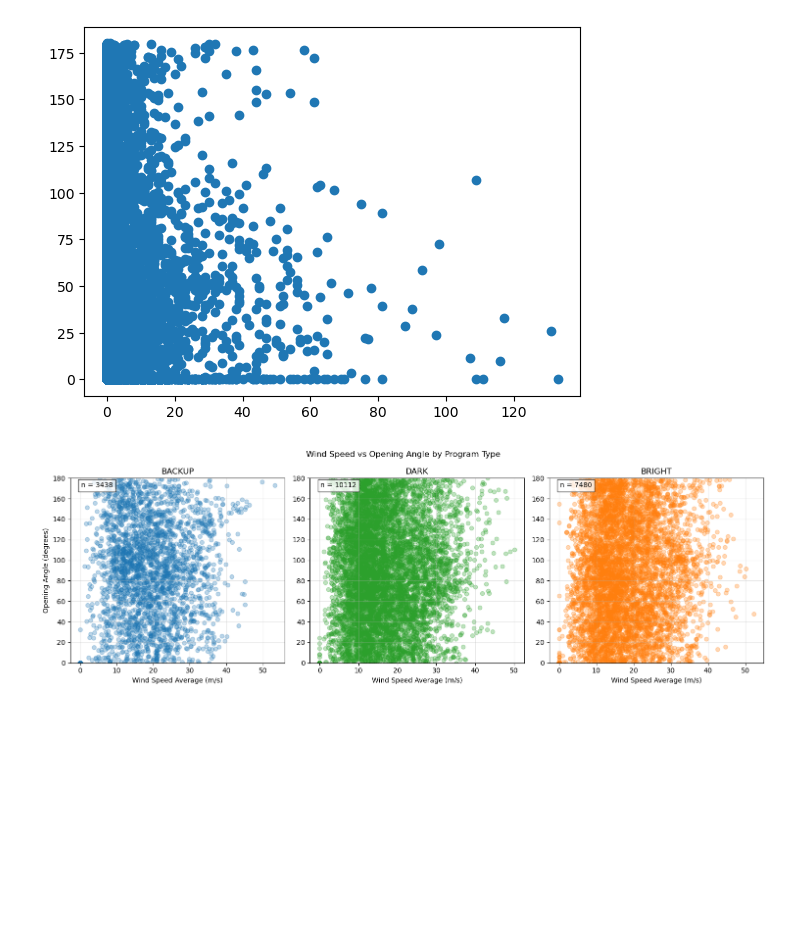
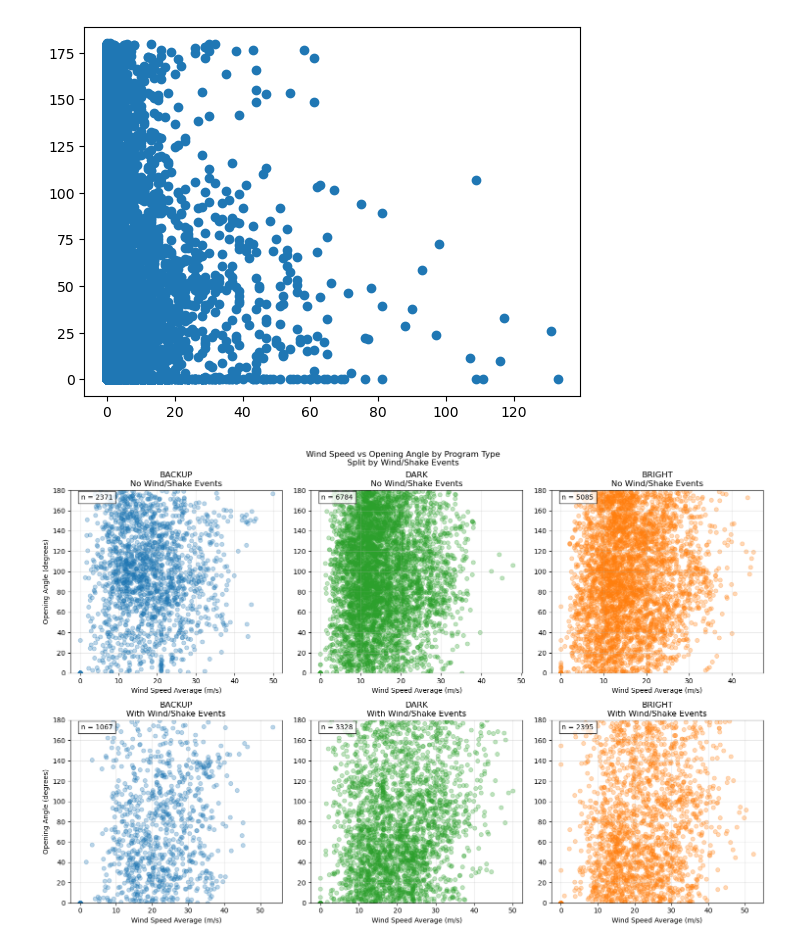
Before and after one commit to forero/wind_effects, a Jupyter notebook: extend_expoure_data.ipynb, the cells around one changed output. Cells and saved outputs as stored; diff of their text form; code cells hidden in the pictures; blank space fills up the shorter version.

```diff
--- a/extend_expoure_data.ipynb
+++ b/extend_expoure_data.ipynb
@@ -194,57 +194,74 @@ plt.scatter(new_exposure_table['WIND_SHAKE_SUM'],new_exposure_table['WIND_OPENIN
 <matplotlib.collections.PathCollection at 0x...>
 [figure]
 # %%
-def plot_wind_speed_vs_angle(df):
+def plot_wind_speed_vs_angle_split(df):
     """
-    Create a three-panel scatter plot of wind speed vs opening angle,
-    separated by program type.
+    Create a six-panel scatter plot of wind speed vs opening angle,
+    separated by program type and presence/absence of wind/shake events.
 
     Parameters:
     -----------
     df : pandas.DataFrame
         DataFrame containing columns:
-        PROGRAM, WIND_SPEED_AVG, WIND_OPENING_ANGLE
+        PROGRAM, WIND_SPEED_AVG, WIND_OPENING_ANGLE, WIND_GUST_SUM, WIND_SHAKE_SUM
     """
     # Set up the figure and subplots
-    fig, axes = plt.subplots(1, 3, figsize=(15, 5))
-    fig.suptitle('Wind Speed vs Opening Angle by Program Type')
+    fig, axes = plt.subplots(2, 3, figsize=(15, 10))
+    fig.suptitle('Wind Speed vs Opening Angle by Program Type\nSplit by Wind/Shake Events')
 
     # Define colors and programs
     programs = ['BACKUP', 'DARK', 'BRIGHT']
     colors = ['#1f77b4', '#2ca02c', '#ff7f0e']  # blue, green, orange
 
-    # Create scatter plot for each program
-    for ax, program, color in zip(axes, programs, colors):
-        mask = df['PROGRAM'] == program
-        program_data = df[mask]
+    # Create scatter plot for each program and condition
+    for col, (program, color) in enumerate(zip(programs, colors)):
+        for row, has_events in enumerate([False, True]):
+            ax = axes[row, col]
 
-        ax.scatter(program_data['WIND_SPEED_AVG'],
-                  program_data['WIND_OPENING_ANGLE'],
-                  alpha=0.3, c=color, label=program)
+            # Create mask for program and wind/shake condition
+            program_mask = df['PROGRAM'] == program
+            if has_events:
+                event_mask = (df['WIND_GUST_SUM'] + df['WIND_SHAKE_SUM']) > 0
+                title_prefix = 'With'
+            else:
+                event_mask = (df['WIND_GUST_SUM'] + df['WIND_SHAKE_SUM']) == 0
+                title_prefix = 'No'
 
-        # Add labels and title
-        ax.set_xlabel('Wind Speed Average (m/s)')
-        ax.set_ylabel('Opening Angle (degrees)' if ax == axes[0] else '')
-        ax.set_title(f'{program}')
+            combined_mask = program_mask & event_mask
+            program_data = df[combined_mask]
 
-        # Set y-axis limits
-        ax.set_ylim(0, 180)
+            # Create scatter plot
+            ax.scatter(program_data['WIND_SPEED_AVG'],
+                      program_data['WIND_OPENING_ANGLE'],
+                      alpha=0.3, c=color, label=program)
 
-        # Add grid
-        ax.grid(True, alpha=0.3)
+            # Add labels
+            ax.set_xlabel('Wind Speed Average (m/s)')
+            if col == 0:
+                ax.set_ylabel('Opening Angle (degrees)')
+            ax.set_title(f'{program}\n{title_prefix} Wind/Shake Events')
 
-        # Add count of points
-        count = len(program_data)
-        ax.text(0.05, 0.95, f'n = {count}',
-                transform=ax.transAxes,
-                bbox=dict(facecolor='white', alpha=0.8))
+            # Set y-axis limits
+            ax.set_ylim(0, 180)
+
+            # Add grid
+            ax.grid(True, alpha=0.3)
+
+            # Add count of points
+            count = len(program_data)
+            ax.text(0.05, 0.95, f'n = {count}',
+                    transform=ax.transAxes,
+                    bbox=dict(facecolor='white', alpha=0.8))
 
     # Adjust layout to prevent overlap
     plt.tight_layout()
-
+    plt.savefig('summary.jpg')
     return fig, axes
 
 # Create the plot
-fig, axes = plot_wind_speed_vs_angle(new_exposure_table)
+fig, axes = plot_wind_speed_vs_angle_split(new_exposure_table)
+
+# Display the plot
+#plt.show()
 # %% [output]
-[figure, old version]
+[figure, new version]
```
Also changed, not shown: parts of 4 cells of this notebook.
